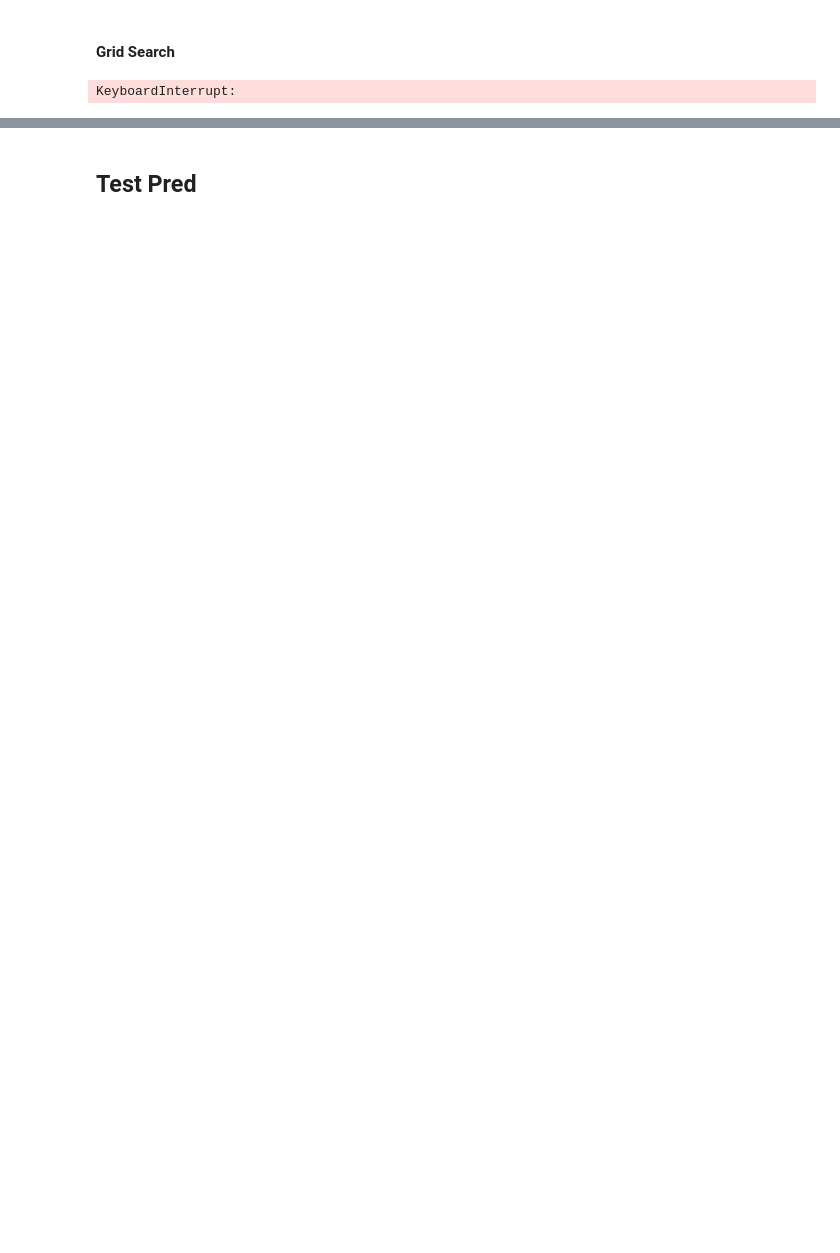
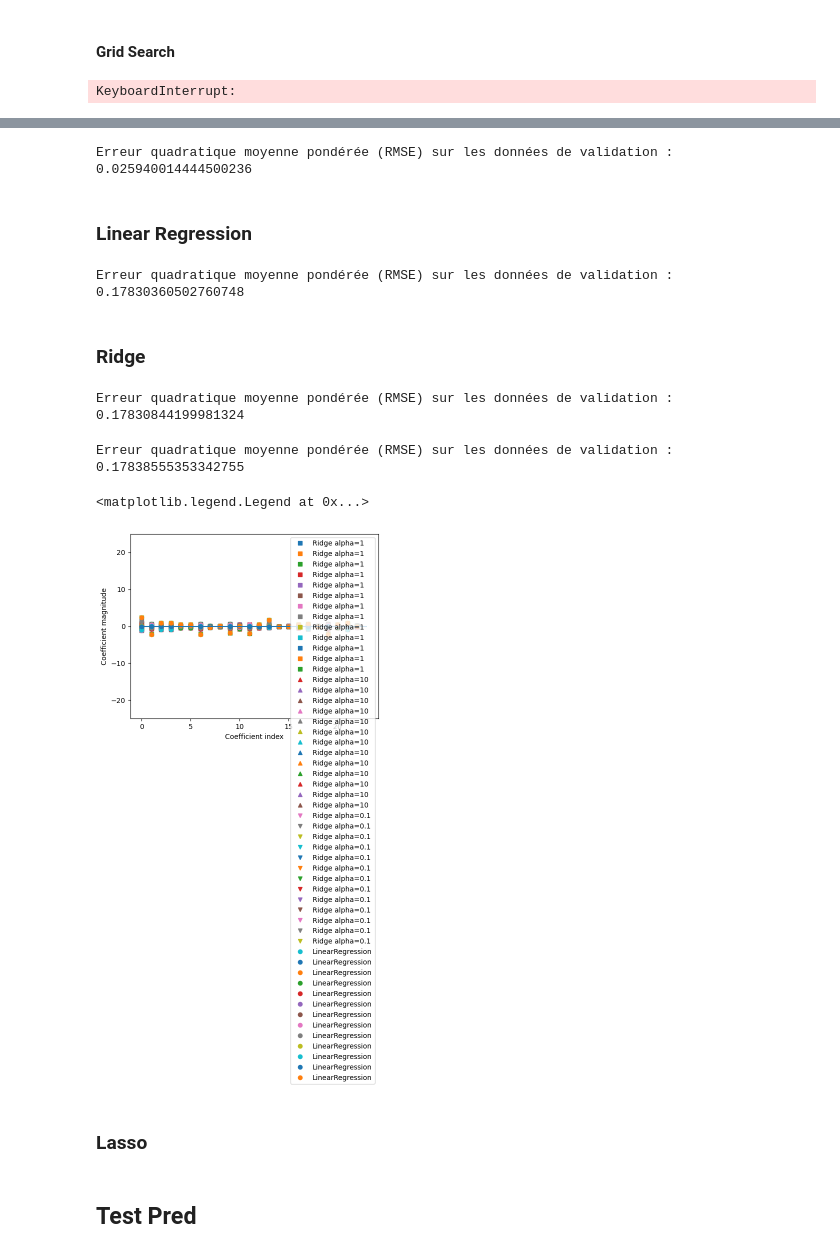
Before and after one commit to baptistedfr/Identification-Gaz-Toxiques-BERTIN, a Jupyter notebook: exemple.ipynb, the cells around one changed output, grey strips where cells are left out. Cells and saved outputs as stored; diff of their text form; code cells hidden in the pictures; blank space fills up the shorter version.

```diff
--- a/exemple.ipynb
+++ b/exemple.ipynb
@@ -81,2 +92,56 @@ model = XGBRegressor(n_estimators=100, max_depth=7, learning_rate=0.1, random_st
+# %%
+model_boosting  = XGBRegressor(n_estimators=100, max_depth=7, learning_rate=0.1, random_state=42)
+model_boosting.fit(X_train, y_train)
+y_pred = model_boosting.predict(X_val)
+rmse = custom_weighted_rmse(y_val, y_pred)
+print(f"Erreur quadratique moyenne pondérée (RMSE) sur les données de validation : {rmse}")
+# %% [output]
+Erreur quadratique moyenne pondérée (RMSE) sur les données de validation : 0.025940014444500236
+# %% [markdown]
+### Linear Regression
+# %%
+model_lr = LinearRegression()
+model_lr.fit(X_train, y_train)
+
+# print("lr.coef_: {}".format(model_lr.coef_))
+# print("lr.intercept_: {}".format(model_lr.intercept_))
+y_pred_lr = model_lr.predict(X_val)
+rmse_lr = custom_weighted_rmse(y_val, y_pred_lr)
+print(f"Erreur quadratique moyenne pondérée (RMSE) sur les données de validation : {rmse_lr}")
+# %% [output]
+Erreur quadratique moyenne pondérée (RMSE) sur les données de validation : 0.17830360502760748
+# %% [markdown]
+### Ridge
+# %%
+model_ridge = Ridge()
+model_ridge.fit(X_train, y_train)
+y_pred_ridge = model_ridge.predict(X_val)
+rmse_ridge = custom_weighted_rmse(y_val, y_pred_ridge)
+print(f"Erreur quadratique moyenne pondérée (RMSE) sur les données de validation : {rmse_ridge}")
+# %% [output]
+Erreur quadratique moyenne pondérée (RMSE) sur les données de validation : 0.17830844199981324
+# %%
+ridge10 = Ridge(alpha=10).fit(X_train, y_train)
+ridge01 = Ridge(alpha=0.1).fit(X_train, y_train)
+y_pred_ridge = ridge10.predict(X_val)
+rmse_ridge = custom_weighted_rmse(y_val, y_pred_ridge)
+print(f"Erreur quadratique moyenne pondérée (RMSE) sur les données de validation : {rmse_ridge}")
+# %% [output]
+Erreur quadratique moyenne pondérée (RMSE) sur les données de validation : 0.17838555353342755
+# %%
+plt.plot(model_ridge.coef_, 's', label="Ridge alpha=1")
+plt.plot(ridge10.coef_, '^', label="Ridge alpha=10")
+plt.plot(ridge01.coef_, 'v', label="Ridge alpha=0.1")
+plt.plot(model_lr.coef_, 'o', label="LinearRegression")
+plt.xlabel("Coefficient index")
+plt.ylabel("Coefficient magnitude")
+plt.hlines(0, 0, len(model_lr.coef_))
+plt.ylim(-25, 25)
+plt.legend()
+# %% [output]
+<matplotlib.legend.Legend at 0x...>
+[figure, added]
+# %% [markdown]
+### Lasso
 # %% [markdown]
 ## Test Pred
```
Also changed, not shown: parts of 17 cells of this notebook, 4 other files.
